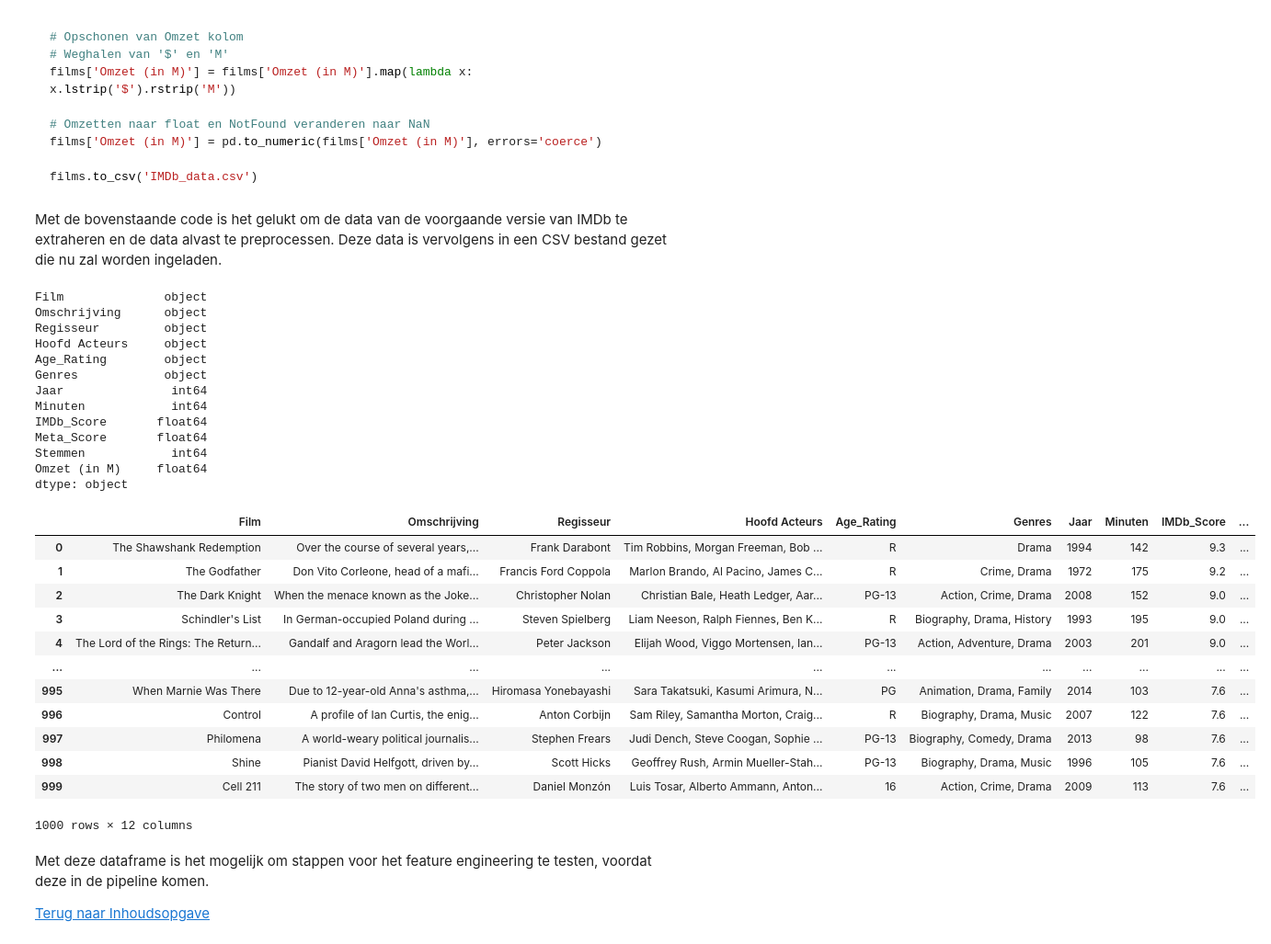
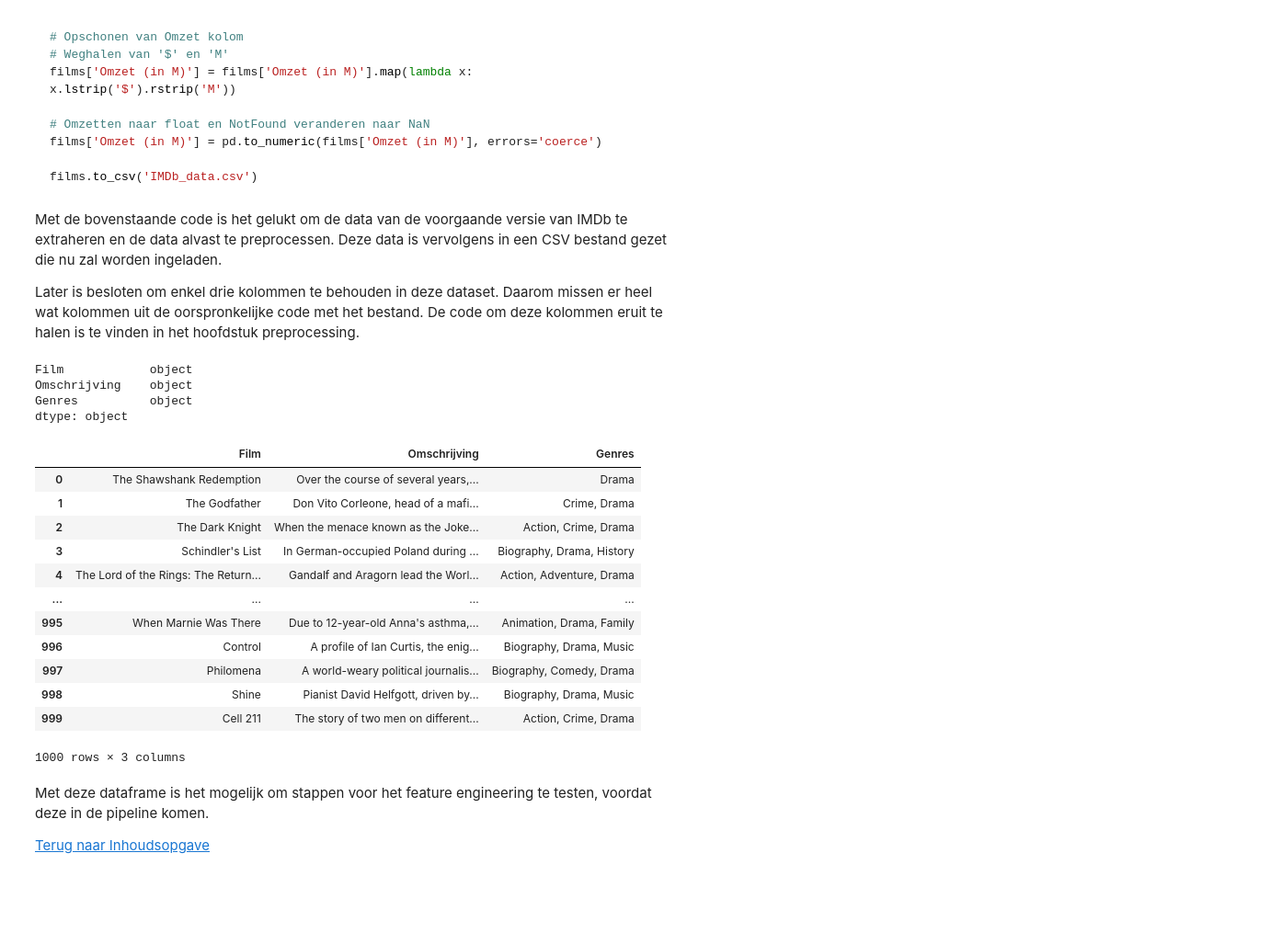
Before and after one commit to BJHeemskerk/Data3, a Jupyter notebook: CineClassify.ipynb, the cells around one changed output. Shown at 92% size. Cells and saved outputs as stored; diff of their text form; code cells hidden in the pictures; blank space fills up the shorter version.

````diff
--- a/CineClassify.ipynb
+++ b/CineClassify.ipynb
@@ -208,40 +208,33 @@ films.to_csv('IMDb_data.csv')
 ```
 # %% [markdown]
 Met de bovenstaande code is het gelukt om de data van de voorgaande versie van IMDb te extraheren en de data alvast te preprocessen. Deze data is vervolgens in een CSV bestand gezet die nu zal worden ingeladen.
+
+Later is besloten om enkel drie kolommen te behouden in deze dataset. Daarom missen er heel wat kolommen uit de oorspronkelijke code met het bestand. De code om deze kolommen eruit te halen is te vinden in het hoofdstuk preprocessing.
 # %%
 # Inladen van IMDb Data
-films = pd.read_csv('IMDb_data.csv', index_col=0)
+films = pd.read_csv('IMDb_data.csv')
 
 # Tonen data
 display(films.dtypes)
 display(films)
 # %% [output]
-Film              object
-Omschrijving      object
-Regisseur         object
-Hoofd Acteurs     object
-Age_Rating        object
-Genres            object
-Jaar               int64
-Minuten            int64
-IMDb_Score       float64
-Meta_Score       float64
-Stemmen            int64
-Omzet (in M)     float64
+Film            object
+Omschrijving    object
+Genres          object
 dtype: object
-|  | Film | Omschrijving | Regisseur | Hoofd Acteurs | Age_Rating | Genres | Jaar | Minuten | IMDb_Score | ... |
-| 0 | The Shawshank Redemption | Over the course of several years,... | Frank Darabont | Tim Robbins, Morgan Freeman, Bob ... | R | Drama | 1994 | 142 | 9.3 | ... |
-| 1 | The Godfather | Don Vito Corleone, head of a mafi... | Francis Ford Coppola | Marlon Brando, Al Pacino, James C... | R | Crime, Drama | 1972 | 175 | 9.2 | ... |
-| 2 | The Dark Knight | When the menace known as the Joke... | Christopher Nolan | Christian Bale, Heath Ledger, Aar... | PG-13 | Action, Crime, Drama | 2008 | 152 | 9.0 | ... |
-| 3 | Schindler's List | In German-occupied Poland during ... | Steven Spielberg | Liam Neeson, Ralph Fiennes, Ben K... | R | Biography, Drama, History | 1993 | 195 | 9.0 | ... |
-| 4 | The Lord of the Rings: The Return... | Gandalf and Aragorn lead the Worl... | Peter Jackson | Elijah Wood, Viggo Mortensen, Ian... | PG-13 | Action, Adventure, Drama | 2003 | 201 | 9.0 | ... |
-| ... | ... | ... | ... | ... | ... | ... | ... | ... | ... | ... |
-| 995 | When Marnie Was There | Due to 12-year-old Anna's asthma,... | Hiromasa Yonebayashi | Sara Takatsuki, Kasumi Arimura, N... | PG | Animation, Drama, Family | 2014 | 103 | 7.6 | ... |
-| 996 | Control | A profile of Ian Curtis, the enig... | Anton Corbijn | Sam Riley, Samantha Morton, Craig... | R | Biography, Drama, Music | 2007 | 122 | 7.6 | ... |
-| 997 | Philomena | A world-weary political journalis... | Stephen Frears | Judi Dench, Steve Coogan, Sophie ... | PG-13 | Biography, Comedy, Drama | 2013 | 98 | 7.6 | ... |
-| 998 | Shine | Pianist David Helfgott, driven by... | Scott Hicks | Geoffrey Rush, Armin Mueller-Stah... | PG-13 | Biography, Drama, Music | 1996 | 105 | 7.6 | ... |
-| 999 | Cell 211 | The story of two men on different... | Daniel Monzón | Luis Tosar, Alberto Ammann, Anton... | 16 | Action, Crime, Drama | 2009 | 113 | 7.6 | ... |
+|  | Film | Omschrijving | Genres |
+| 0 | The Shawshank Redemption | Over the course of several years,... | Drama |
+| 1 | The Godfather | Don Vito Corleone, head of a mafi... | Crime, Drama |
+| 2 | The Dark Knight | When the menace known as the Joke... | Action, Crime, Drama |
+| 3 | Schindler's List | In German-occupied Poland during ... | Biography, Drama, History |
+| 4 | The Lord of the Rings: The Return... | Gandalf and Aragorn lead the Worl... | Action, Adventure, Drama |
+| ... | ... | ... | ... |
+| 995 | When Marnie Was There | Due to 12-year-old Anna's asthma,... | Animation, Drama, Family |
+| 996 | Control | A profile of Ian Curtis, the enig... | Biography, Drama, Music |
+| 997 | Philomena | A world-weary political journalis... | Biography, Comedy, Drama |
+| 998 | Shine | Pianist David Helfgott, driven by... | Biography, Drama, Music |
+| 999 | Cell 211 | The story of two men on different... | Action, Crime, Drama |
-1000 rows × 12 columns
+1000 rows × 3 columns
 # %% [markdown]
 Met deze dataframe is het mogelijk om stappen voor het feature engineering te testen, voordat deze in de pipeline komen.
 
````
Also changed, not shown: parts of 11 cells of this notebook, 1 other file.
